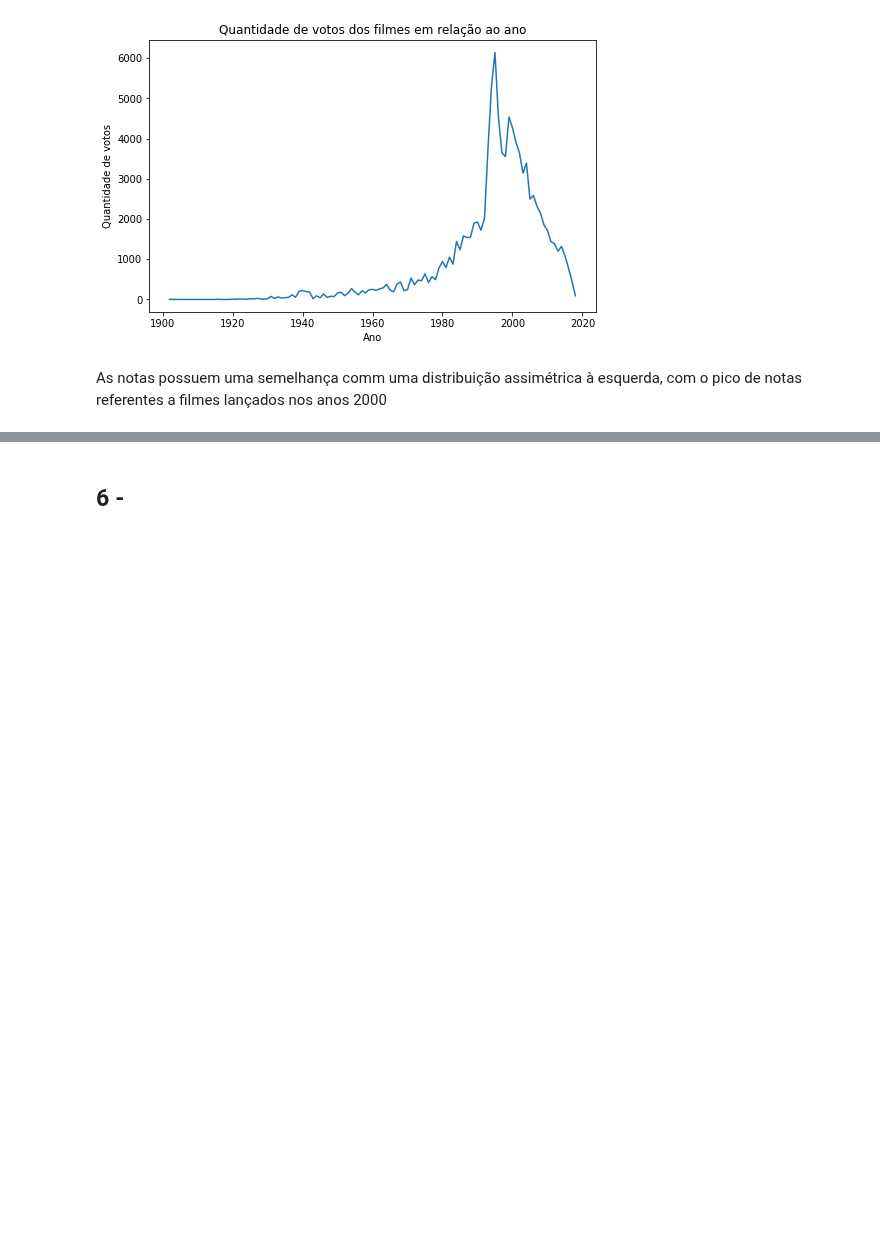
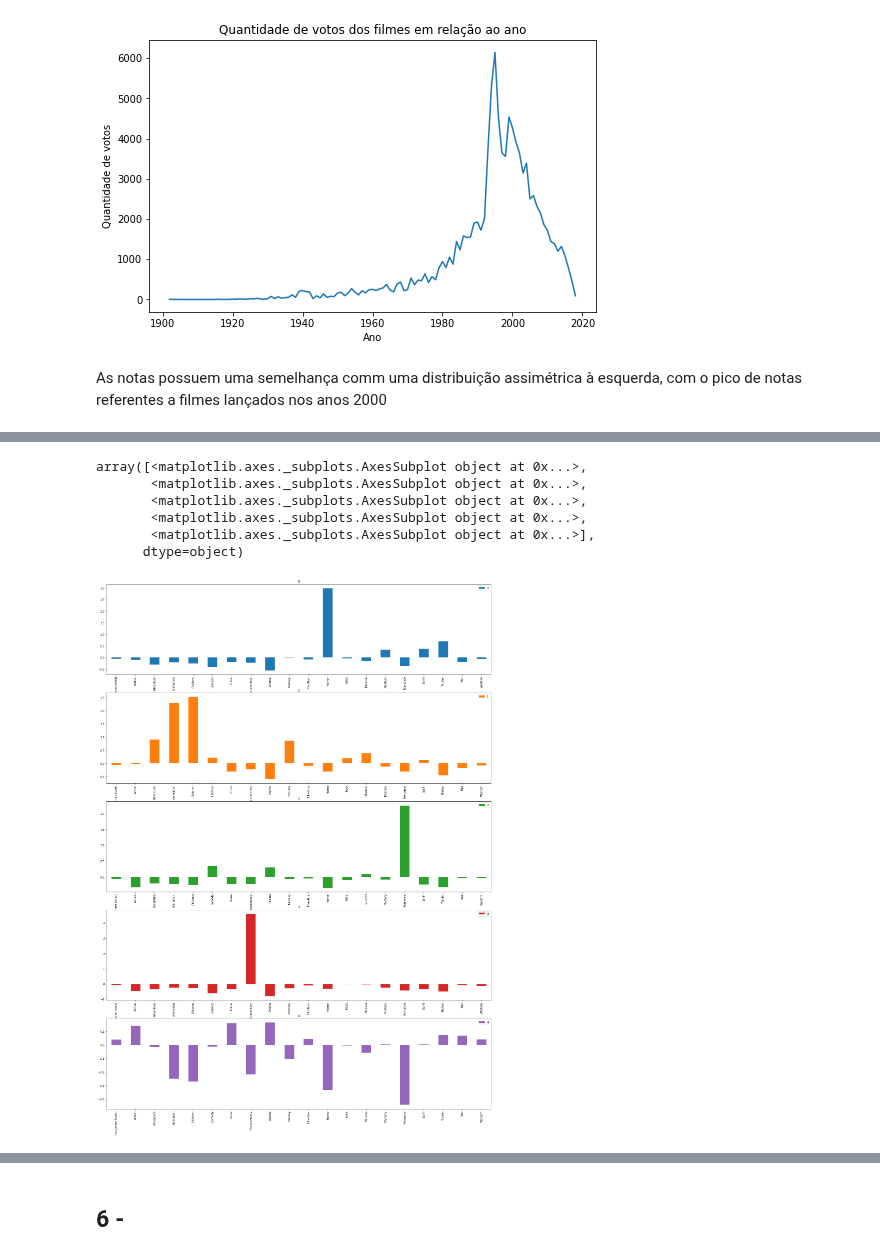
Before and after one commit to dieguim-ifsp-posCD/D1AED, a Jupyter notebook: avaliacoes/20210513-avaliacao01/AED-movie-lens-small.ipynb, the cells around one changed output, grey strips where cells are left out. Cells and saved outputs as stored; diff of their text form; code cells hidden in the pictures; blank space fills up the shorter version.

```diff
--- a/avaliacoes/20210513-avaliacao01/AED-movie-lens-small.ipynb
+++ b/avaliacoes/20210513-avaliacao01/AED-movie-lens-small.ipynb
@@ -850,0 +851,18 @@ As notas possuem uma semelhança comm uma distribuição assimétrica à esquerd
+# %%
+# Separar os generos por colunas
+generos = movies_df['genres'].str.get_dummies()
+
+# Escalar os generos
+from sklearn.preprocessing import StandardScaler
+escalador = StandardScaler()
+generos_escalados = escalador.fit_transform(generos)
+
+# Clusterizar os filmes em 5 grupos
+from sklearn.cluster import KMeans
+modelo = KMeans(n_clusters = 5, random_state= 1234)
+modelo.fit(generos_escalados)
+
+# Montar um DF dos grupos com os centroids e em relação aos grupos
+grupos = pd.DataFrame(modelo.cluster_centers_,
+             columns = generos.columns).T
+grupos
@@ -850,0 +887,10 @@ As notas possuem uma semelhança comm uma distribuição assimétrica à esquerd
+# %%
+grupos.plot.bar(subplots = True, figsize = (25,35), sharex = False)
+# %% [output]
+array([<matplotlib.axes._subplots.AxesSubplot object at 0x...>,
+       <matplotlib.axes._subplots.AxesSubplot object at 0x...>,
+       <matplotlib.axes._subplots.AxesSubplot object at 0x...>,
+       <matplotlib.axes._subplots.AxesSubplot object at 0x...>,
+       <matplotlib.axes._subplots.AxesSubplot object at 0x...>],
+      dtype=object)
+[figure, added]
```
Also changed, not shown: parts of 3 cells of this notebook.
